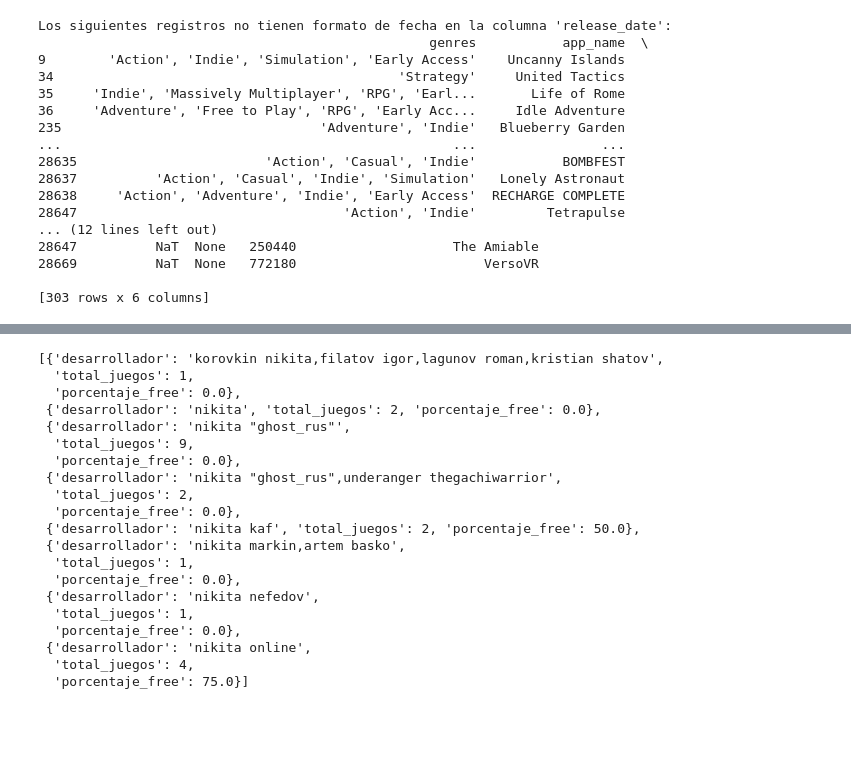
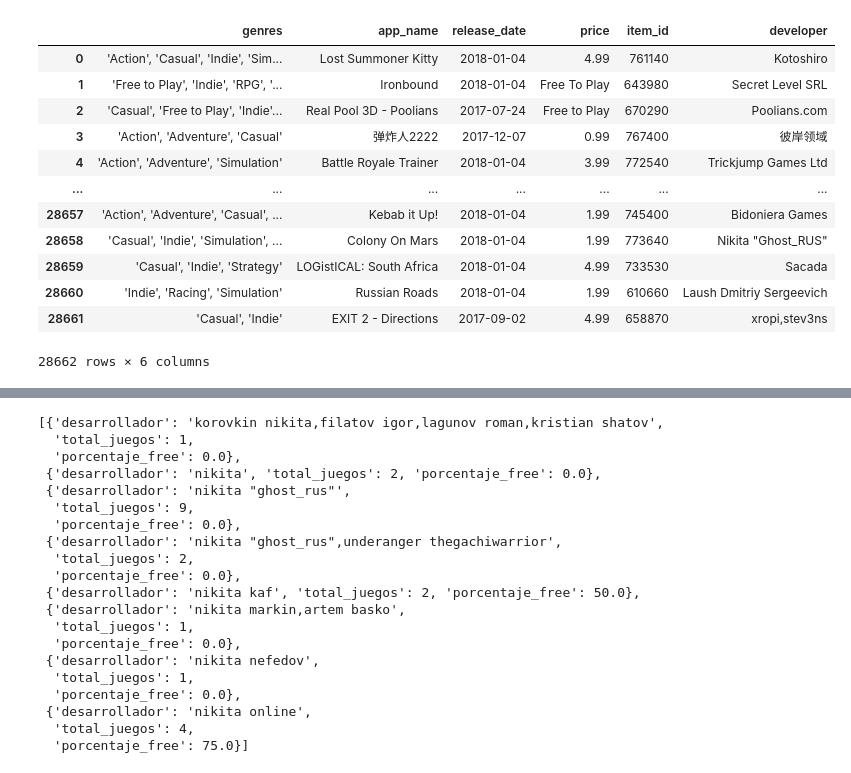
Before and after one commit to vanesalinas/HenryPI_MLOps, a Jupyter notebook: funciones.ipynb, the cells around one changed output, grey strips where cells are left out. Drawn from its saved outputs; the diff is of its cells as text; code cells hidden in the pictures; blank space fills up the shorter version.

```diff
--- a/funciones.ipynb
+++ b/funciones.ipynb
@@ -5,40 +5,0 @@ import pandas as pd
-# %%
-try:
-    df_steam_games = pd.read_json('./Datasets/clean_steam_games.json', lines=True)
-except ValueError as e:
-    print(f"Error al leer el archivo JSON: {e}")
-
-df_steam_games = df_steam_games.rename(columns={'id': 'item_id'})
-# %%
-# Convierte la columna 'release_date' a tipo datetime
-df_steam_games['release_date'] = pd.to_datetime(df_steam_games['release_date'], errors='coerce')
-
-# Encuentra los registros que no pudieron convertirse correctamente a formato de fecha
-registros_sin_fecha = df_steam_games[df_steam_games['release_date'].isnull()]
-
-if registros_sin_fecha.empty:
-    print("Todos los registros tienen formato de fecha en la columna 'release_date'.")
-else:
-    print("Los siguientes registros no tienen formato de fecha en la columna 'release_date':")
-    print(registros_sin_fecha)
-# %% [output]
-Los siguientes registros no tienen formato de fecha en la columna 'release_date':
-                                                  genres           app_name  \
-9        'Action', 'Indie', 'Simulation', 'Early Access'    Uncanny Islands
-34                                            'Strategy'     United Tactics
-35     'Indie', 'Massively Multiplayer', 'RPG', 'Earl...       Life of Rome
-36     'Adventure', 'Free to Play', 'RPG', 'Early Acc...     Idle Adventure
-235                                 'Adventure', 'Indie'   Blueberry Garden
-...                                                  ...                ...
-28635                        'Action', 'Casual', 'Indie'           BOMBFEST
-28637          'Action', 'Casual', 'Indie', 'Simulation'   Lonely Astronaut
-28638     'Action', 'Adventure', 'Indie', 'Early Access'  RECHARGE COMPLETE
-28647                                  'Action', 'Indie'         Tetrapulse
-... (12 lines left out)
-28647          NaT  None   250440                    The Amiable
-28669          NaT  None   772180                        VersoVR
-
-[303 rows x 6 columns]
-# %%
-# Elimina los registros con NaT en la columna 'release_date'
-df_steam_games = df_steam_games.dropna(subset=['release_date'])
@@ -54,0 +6,22 @@ except ValueError as e:
+# %%
+# Descomprimir el archivo JSON usando gzip y cargar los datos en un DataFrame
+with gzip.open('/content/clean_steam_games.json.gz', "rb") as archivo_comprimido:
+    # Cargar los datos JSON
+    df_steam_games = pd.read_json(archivo_comprimido, lines=True)
+
+# Mostrar el DataFrame
+df_steam_games
+# %% [output]
+|  | genres | app_name | release_date | price | item_id | developer |
+| 0 | 'Action', 'Casual', 'Indie', 'Sim... | Lost Summoner Kitty | 2018-01-04 | 4.99 | 761140 | Kotoshiro |
+| 1 | 'Free to Play', 'Indie', 'RPG', '... | Ironbound | 2018-01-04 | Free To Play | 643980 | Secret Level SRL |
+| 2 | 'Casual', 'Free to Play', 'Indie'... | Real Pool 3D - Poolians | 2017-07-24 | Free to Play | 670290 | Poolians.com |
+| 3 | 'Action', 'Adventure', 'Casual' | 弹炸人2222 | 2017-12-07 | 0.99 | 767400 | 彼岸领域 |
+| 4 | 'Action', 'Adventure', 'Simulation' | Battle Royale Trainer | 2018-01-04 | 3.99 | 772540 | Trickjump Games Ltd |
+| ... | ... | ... | ... | ... | ... | ... |
+| 28657 | 'Action', 'Adventure', 'Casual', ... | Kebab it Up! | 2018-01-04 | 1.99 | 745400 | Bidoniera Games |
+| 28658 | 'Casual', 'Indie', 'Simulation', ... | Colony On Mars | 2018-01-04 | 1.99 | 773640 | Nikita "Ghost_RUS" |
+| 28659 | 'Casual', 'Indie', 'Strategy' | LOGistICAL: South Africa | 2018-01-04 | 4.99 | 733530 | Sacada |
+| 28660 | 'Indie', 'Racing', 'Simulation' | Russian Roads | 2018-01-04 | 1.99 | 610660 | Laush Dmitriy Sergeevich |
+| 28661 | 'Casual', 'Indie' | EXIT 2 - Directions | 2017-09-02 | 4.99 | 658870 | xropi,stev3ns |
+28662 rows × 6 columns
```
Also changed, not shown: parts of 8 cells of this notebook.
